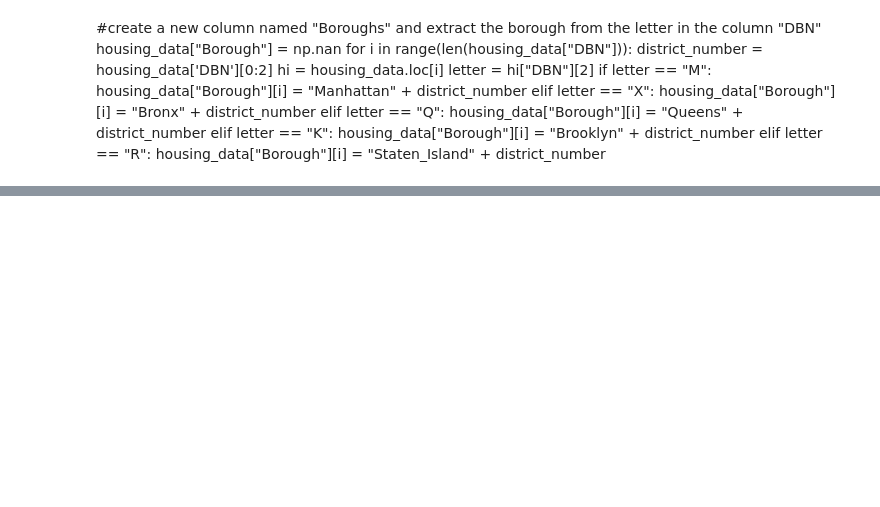
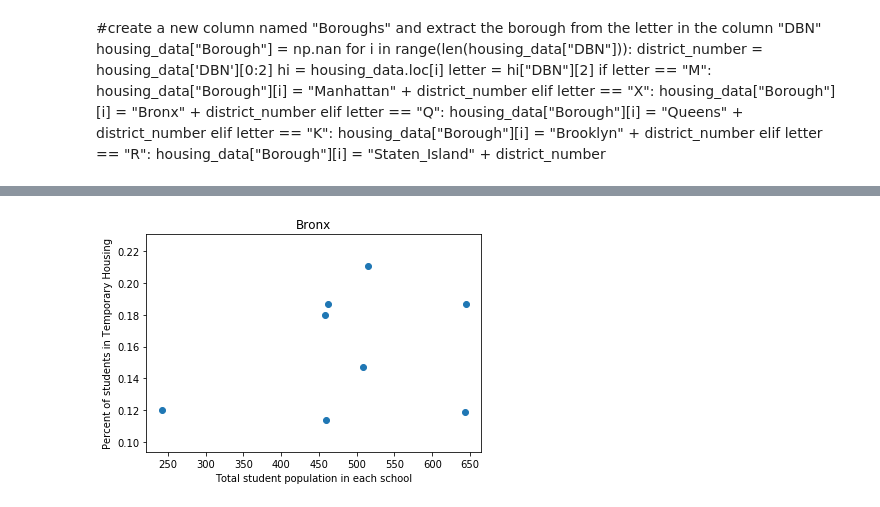
Before and after one commit to cailtyn-caj96/info-2950, a Jupyter notebook: Hopefully the one to submit.ipynb, the cells around one changed output, grey strips where cells are left out. Cells and saved outputs as stored; diff of their text form; code cells hidden in the pictures; blank space fills up the shorter version.

```diff
--- a/Hopefully the one to submit.ipynb
+++ b/Hopefully the one to submit.ipynb
@@ -110,12 +181,14 @@ print("There are {} number of students in NYC. \n There are {} students in the B
 # %%
 #get a scatter plot of the different neighborhoods in bronx
 by_bronx = housing_data.loc[housing_data["borough"] == "Bronx"]
-le_bronx = by_bronx.groupby("borough_and_district_#").sum()
+le_bronx = by_bronx.groupby("borough_and_district_#").mean()
 plt.scatter(le_bronx["# Total Students"], le_bronx["% Students in Temporary Housing"])#, labels = "borough_and_district_#")
 plt.xlabel("Total student population in each school")
 plt.ylabel("Percent of students in Temporary Housing")
 plt.title("Bronx")
 plt.show()
+# %% [output]
+[figure, added]
 # %%
 #get a scatter plot of the different neighborhoods in queens
 by_queens = housing_data.loc[housing_data["borough"] == "Queens"]
```
Also changed, not shown: parts of 12 cells of this notebook.
